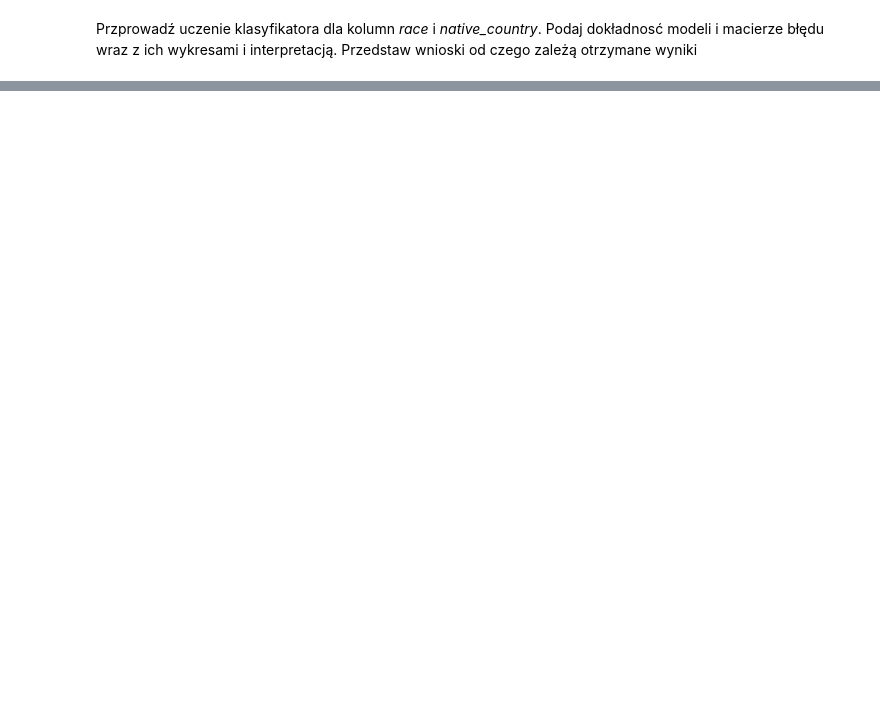
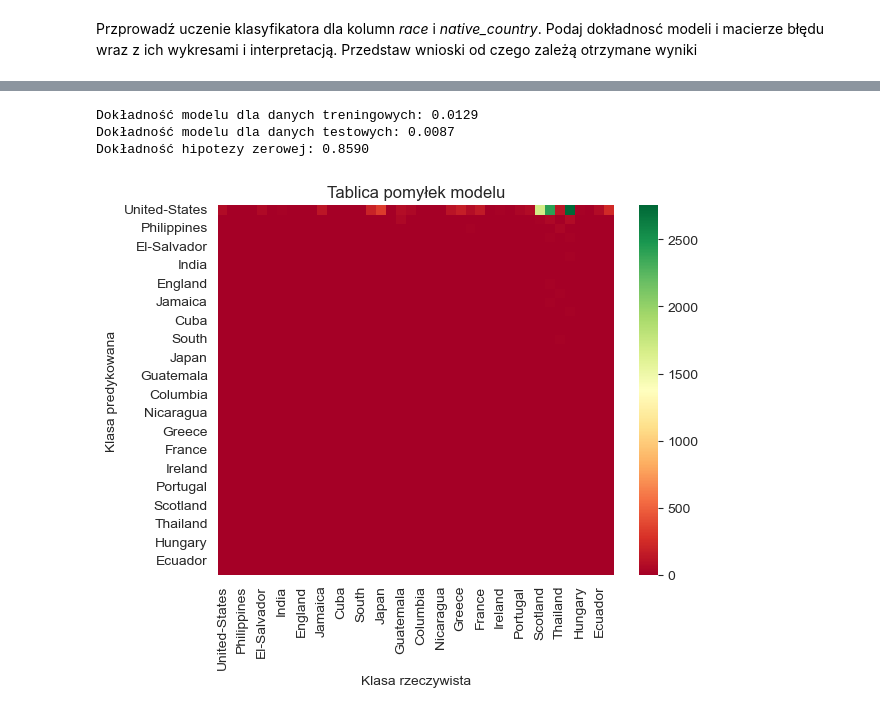
Before and after one commit to Michal-Szmuksta-AGH/Michal_Szmuksta, a Jupyter notebook: L9_Michał_Szmuksta/raport.ipynb, the cells around one changed output, grey strips where cells are left out. Drawn from its saved outputs; the diff is of its cells as text; code cells hidden in the pictures; blank space fills up the shorter version.

```diff
--- a/L9_Michał_Szmuksta/raport.ipynb
+++ b/L9_Michał_Szmuksta/raport.ipynb
@@ -118,0 +379,13 @@ Przprowadź uczenie klasyfikatora dla kolumn *race* i *native_country*. Podaj do
+# %%
+X = df.drop(['native_country'], axis=1)
+y = df['native_country']
+X_train, X_test, y_train, y_test = train_test_split(X, y, test_size=0.3, random_state=0)
+categorical = [col for col in X_train.columns if X_train[col].dtypes == 'O']
+for col in categorical:
+    if X_train[col].isnull().mean() > 0:
+        print(col, (X_train[col].isnull().mean()))
+        for df2 in [X_train, X_test]:
+            df2[col].fillna(X_train[col].mode()[0], inplace=True)
+print('native_country', (y_train.isnull().mean()))
+for df2 in [y_train, y_test]:
+    df2.fillna(y_train.mode()[0], inplace=True)
@@ -118,0 +440,5 @@ Przprowadź uczenie klasyfikatora dla kolumn *race* i *native_country*. Podaj do
+# %%
+encoder = ce.OneHotEncoder(cols=['workclass', 'education', 'marital_status', 'occupation', 'relationship',
+                                 'race', 'sex', 'income'])
+X_train = encoder.fit_transform(X_train)
+X_test = encoder.transform(X_test)
@@ -118,0 +465,8 @@ Przprowadź uczenie klasyfikatora dla kolumn *race* i *native_country*. Podaj do
+# %%
+cols = X_train.columns
+scaler = RobustScaler()
+X_train = scaler.fit_transform(X_train)
+X_test = scaler.transform(X_test)
+X_train = pd.DataFrame(X_train, columns=[cols])
+X_test = pd.DataFrame(X_test, columns=[cols])
+X_train.head()
@@ -118,0 +481,7 @@ Przprowadź uczenie klasyfikatora dla kolumn *race* i *native_country*. Podaj do
+# %%
+# instantiate the model
+gnb = GaussianNB()
+# fit the model
+gnb.fit(X_train, y_train)
+y_pred = gnb.predict(X_test)
+y_pred
@@ -118,0 +511,20 @@ Przprowadź uczenie klasyfikatora dla kolumn *race* i *native_country*. Podaj do
+# %%
+null_accuracy = (8392 / y_test.value_counts().sum())
+print('Dokładność modelu dla danych treningowych: {:.4f}'.format(gnb.score(X_train, y_train)))
+print('Dokładność modelu dla danych testowych: {:.4f}'.format(gnb.score(X_test, y_test)))
+print('Dokładność hipotezy zerowej: {0:0.4f}'.format(null_accuracy))
+# %% [output]
+Dokładność modelu dla danych treningowych: 0.0129
+Dokładność modelu dla danych testowych: 0.0087
+Dokładność hipotezy zerowej: 0.8590
+# %%
+cm = confusion_matrix(y_test, y_pred, labels=y_test.value_counts().index)
+cm_matrix = pd.DataFrame(data=cm, columns=y_test.value_counts().index,
+                         index=y_test.value_counts().index)
+sns.heatmap(cm_matrix, fmt='d', cmap='RdYlGn')
+plt.title('Tablica pomyłek modelu')
+plt.xlabel('Klasa rzeczywista')
+plt.ylabel('Klasa predykowana')
+plt.show()
+# %% [output]
+[figure, added]
```
Also changed, not shown: parts of 44 cells of this notebook.
